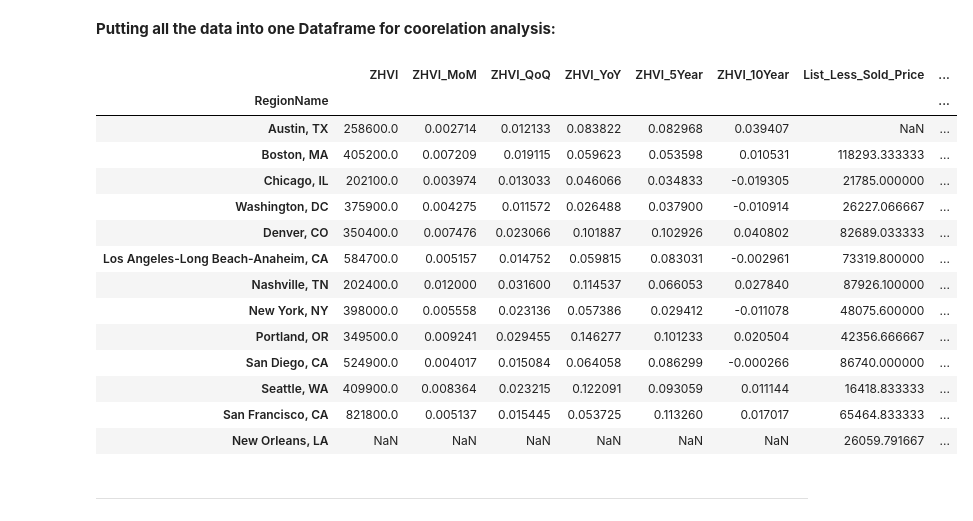
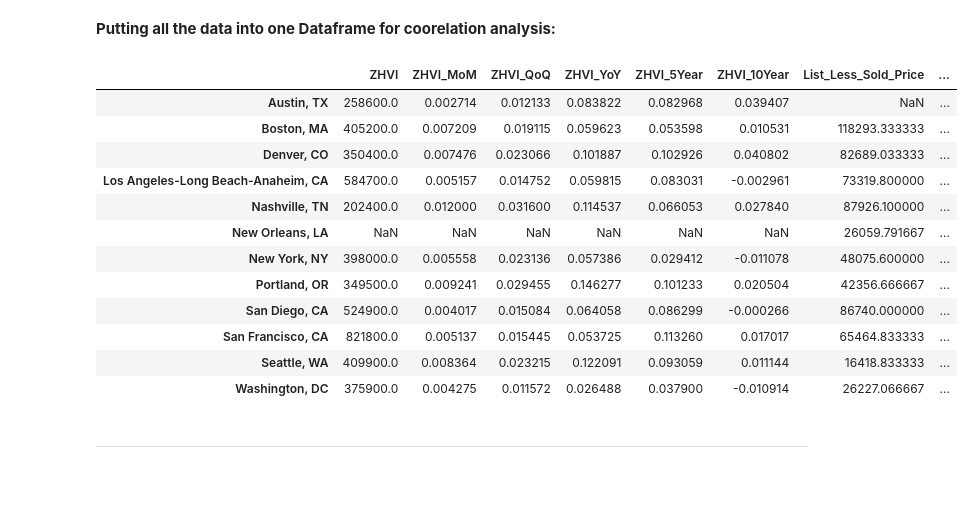
Before and after one commit to nsamrao/Springboard-Data-Science, a Jupyter notebook: Airbnb and Zillow.ipynb, the cells around one changed output. Saved outputs shown, nothing was run; the diff lists cells and outputs as text; code cells hidden in the pictures; blank space fills up the shorter version.

```diff
--- a/Airbnb and Zillow.ipynb
+++ b/Airbnb and Zillow.ipynb
@@ -345,7 +345,7 @@ median_listing_price = read_csv('Metro_MedianListingPrice_AllHomes (1).csv')
 median_listing_price = median_listing_price.set_index('RegionName')
 
 
-x = ['Austin, TX', 'Boston, MA', 'Chicago, IL', 'Washington, DC', 'Denver, CO', 'Los Angeles-Long Beach-Anaheim, CA', 'Nashville, TN', 'New York, NY', 'Portland, OR', 'San Diego, CA', 'Seattle, WA', 'San Francisco, CA', 'New Orleans, LA']
+x = ['Austin, TX', 'Boston, MA', 'Washington, DC', 'Denver, CO', 'Los Angeles-Long Beach-Anaheim, CA', 'Nashville, TN', 'New York, NY', 'Portland, OR', 'San Diego, CA', 'Seattle, WA', 'San Francisco, CA', 'New Orleans, LA']
 y = ['2016-01', '2016-02', '2016-03', '2016-04', '2016-05', '2016-06', '2016-07', '2016-08', '2016-09', '2016-10']
 
 median_listing_price = median_listing_price.loc[x , y ].mean(axis =1)
@@ -365,7 +365,7 @@ delta = median_listing_price - median_sold_price
 # %%
 med_inc = read_csv('Affordability_Income_2016Q3 (1).csv').set_index('RegionName')
 
-x = ['Austin, TX', 'Boston, MA', 'Chicago, IL', 'Washington, DC', 'Denver, CO', 'Los Angeles-Long Beach-Anaheim, CA', 'Nashville, TN', 'New York, NY', 'Portland, OR', 'San Diego, CA', 'Seattle, WA', 'San Francisco, CA','New Orleans, LA']
+x = ['Austin, TX', 'Boston, MA', 'Washington, DC', 'Denver, CO', 'Los Angeles-Long Beach-Anaheim, CA', 'Nashville, TN', 'New York, NY', 'Portland, OR', 'San Diego, CA', 'Seattle, WA', 'San Francisco, CA','New Orleans, LA']
 y1 = ['2016-01', '2016-02', '2016-03', '2016-04', '2016-05', '2016-06', '2016-07', '2016-08', '2016-09', '2016-10']
 
 #median income 2016
@@ -382,7 +382,7 @@ inc_med_inc = (med_inc_2016 - med_inc_2000) / med_inc_2000
 # %%
 price_to_rent = read_csv('Metro_PriceToRentRatio_AllHomes.csv').set_index('RegionName')
 
-x = ['Austin, TX', 'Boston, MA', 'Chicago, IL', 'Washington, DC', 'Denver, CO', 'Los Angeles-Long Beach-Anaheim, CA', 'Nashville, TN', 'New York, NY', 'Portland, OR', 'San Diego, CA', 'Seattle, WA', 'San Francisco, CA','New Orleans, LA']
+x = ['Austin, TX', 'Boston, MA', 'Washington, DC', 'Denver, CO', 'Los Angeles-Long Beach-Anaheim, CA', 'Nashville, TN', 'New York, NY', 'Portland, OR', 'San Diego, CA', 'Seattle, WA', 'San Francisco, CA','New Orleans, LA']
 y = ['2016-01', '2016-02', '2016-03', '2016-04', '2016-05', '2016-06', '2016-07', '2016-08', '2016-09', '2016-10']
 
 price_to_rent = price_to_rent.loc[x, y].mean(axis=1)
@@ -391,34 +391,32 @@ price_to_rent = price_to_rent.loc[x, y].mean(axis=1)
 # %%
 incr_val = read_csv('Metro_PctOfHomesIncreasingInValues_AllHomes.csv').set_index('RegionName')
 
-x = ['Austin, TX', 'Boston, MA', 'Chicago, IL', 'Washington, DC', 'Denver, CO', 'Los Angeles-Long Beach-Anaheim, CA', 'Nashville, TN', 'New York, NY', 'Portland, OR', 'San Diego, CA', 'Seattle, WA', 'San Francisco, CA','New Orleans, LA']
+x = ['Austin, TX', 'Boston, MA', 'Washington, DC', 'Denver, CO', 'Los Angeles-Long Beach-Anaheim, CA', 'Nashville, TN', 'New York, NY', 'Portland, OR', 'San Diego, CA', 'Seattle, WA', 'San Francisco, CA','New Orleans, LA']
 y = ['2016-01', '2016-02', '2016-03', '2016-04', '2016-05', '2016-06', '2016-07', '2016-08', '2016-09', '2016-10']
 
 incr_val = incr_val.loc[x, y].mean(axis=1)
 # %% [markdown]
 **Putting all the data into one Dataframe for coorelation analysis:**
 # %%
-df_zillow = concat([ZHVI, delta, med_inc_2016, inc_med_inc, price_to_rent, incr_val], axis = 1)
+df_zillow = concat([ZHVI, delta, med_inc_2016, inc_med_inc, price_to_rent, incr_val], axis = 1).drop('Chicago, IL')
 df_zillow.columns = ['ZHVI', 'ZHVI_MoM', 'ZHVI_QoQ', 'ZHVI_YoY', 'ZHVI_5Year', 'ZHVI_10Year',
                      'List_Less_Sold_Price', 'Median_Income_2016', 'Perc_Change_Income_2000', 'Price_To_Rent_Ratio',
                      'Percent_Increasing_Value']
 df_zillow
 # %% [output]
 |  | ZHVI | ZHVI_MoM | ZHVI_QoQ | ZHVI_YoY | ZHVI_5Year | ZHVI_10Year | List_Less_Sold_Price | ... |
-| RegionName |  |  |  |  |  |  |  | ... |
 | Austin, TX | 258600.0 | 0.002714 | 0.012133 | 0.083822 | 0.082968 | 0.039407 | NaN | ... |
 | Boston, MA | 405200.0 | 0.007209 | 0.019115 | 0.059623 | 0.053598 | 0.010531 | 118293.333333 | ... |
-| Chicago, IL | 202100.0 | 0.003974 | 0.013033 | 0.046066 | 0.034833 | -0.019305 | 21785.000000 | ... |
-| Washington, DC | 375900.0 | 0.004275 | 0.011572 | 0.026488 | 0.037900 | -0.010914 | 26227.066667 | ... |
 | Denver, CO | 350400.0 | 0.007476 | 0.023066 | 0.101887 | 0.102926 | 0.040802 | 82689.033333 | ... |
 | Los Angeles-Long Beach-Anaheim, CA | 584700.0 | 0.005157 | 0.014752 | 0.059815 | 0.083031 | -0.002961 | 73319.800000 | ... |
 | Nashville, TN | 202400.0 | 0.012000 | 0.031600 | 0.114537 | 0.066053 | 0.027840 | 87926.100000 | ... |
+| New Orleans, LA | NaN | NaN | NaN | NaN | NaN | NaN | 26059.791667 | ... |
 | New York, NY | 398000.0 | 0.005558 | 0.023136 | 0.057386 | 0.029412 | -0.011078 | 48075.600000 | ... |
 | Portland, OR | 349500.0 | 0.009241 | 0.029455 | 0.146277 | 0.101233 | 0.020504 | 42356.666667 | ... |
 | San Diego, CA | 524900.0 | 0.004017 | 0.015084 | 0.064058 | 0.086299 | -0.000266 | 86740.000000 | ... |
+| San Francisco, CA | 821800.0 | 0.005137 | 0.015445 | 0.053725 | 0.113260 | 0.017017 | 65464.833333 | ... |
 | Seattle, WA | 409900.0 | 0.008364 | 0.023215 | 0.122091 | 0.093059 | 0.011144 | 16418.833333 | ... |
-| San Francisco, CA | 821800.0 | 0.005137 | 0.015445 | 0.053725 | 0.113260 | 0.017017 | 65464.833333 | ... |
-| New Orleans, LA | NaN | NaN | NaN | NaN | NaN | NaN | 26059.791667 | ... |
+| Washington, DC | 375900.0 | 0.004275 | 0.011572 | 0.026488 | 0.037900 | -0.010914 | 26227.066667 | ... |
 # %% [markdown]
 ---
 # %% [markdown]
```
Also changed, not shown: parts of 20 cells of this notebook.
